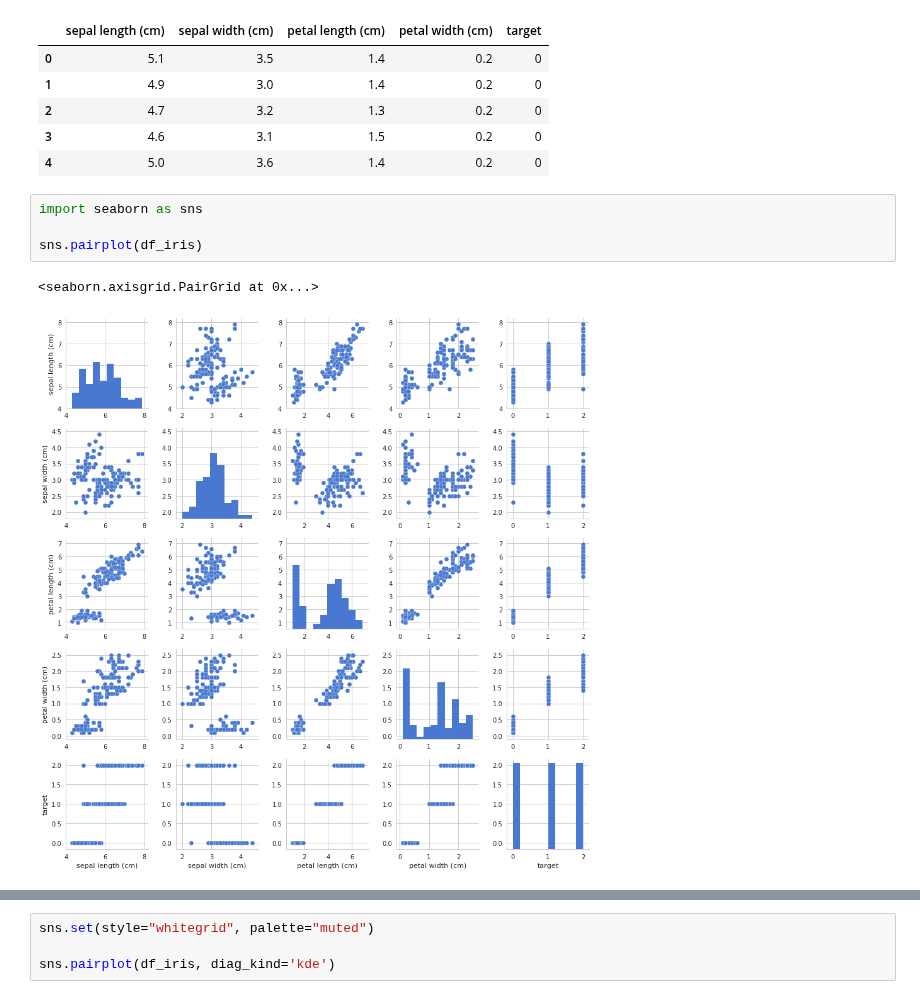
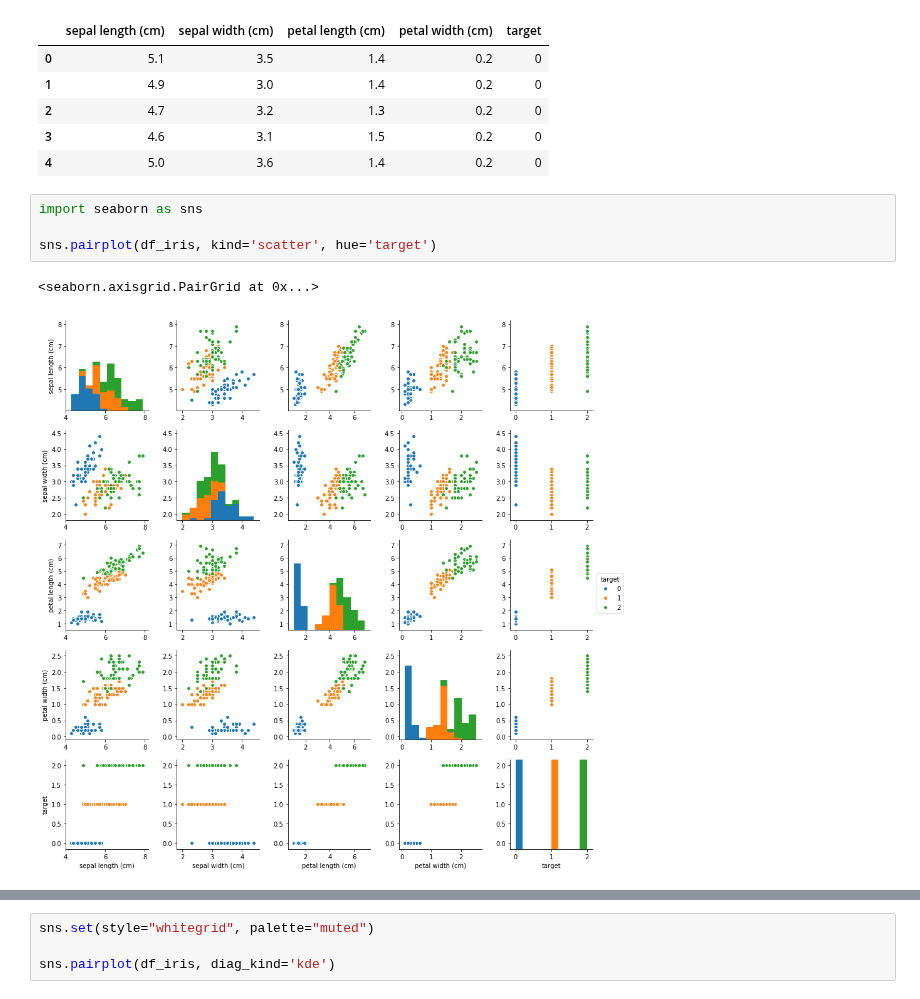
Before and after one commit to liaison/python, a Jupyter notebook: data_visualization/sample_plots.ipynb, the cells around one changed output, grey strips where cells are left out. Drawn from its saved outputs; the diff is of its cells as text.

```diff
--- a/data_visualization/sample_plots.ipynb
+++ b/data_visualization/sample_plots.ipynb
@@ -27,7 +33,7 @@ df_iris.head()
 # %%
 import seaborn as sns
 
-sns.pairplot(df_iris)
+sns.pairplot(df_iris, kind='scatter', hue='target')
 # %% [output]
 <seaborn.axisgrid.PairGrid at 0x...>
-[figure, old version]
+[figure, new version]
```
Also changed, not shown: parts of 5 cells of this notebook.
